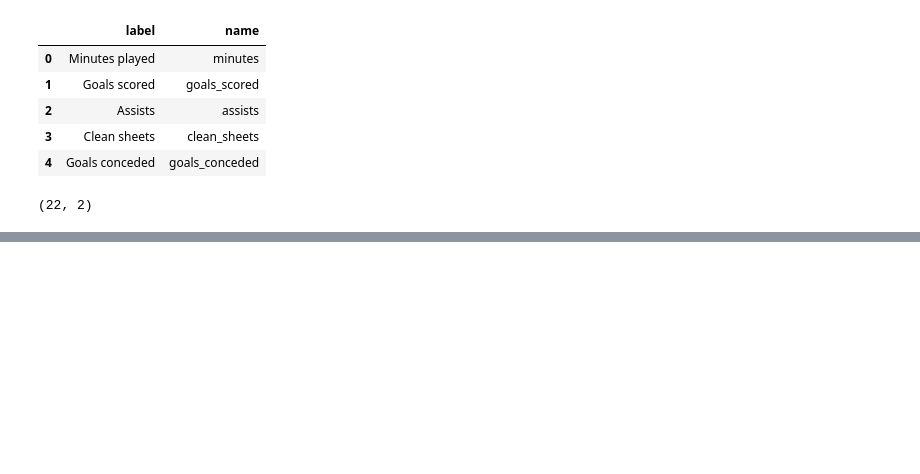
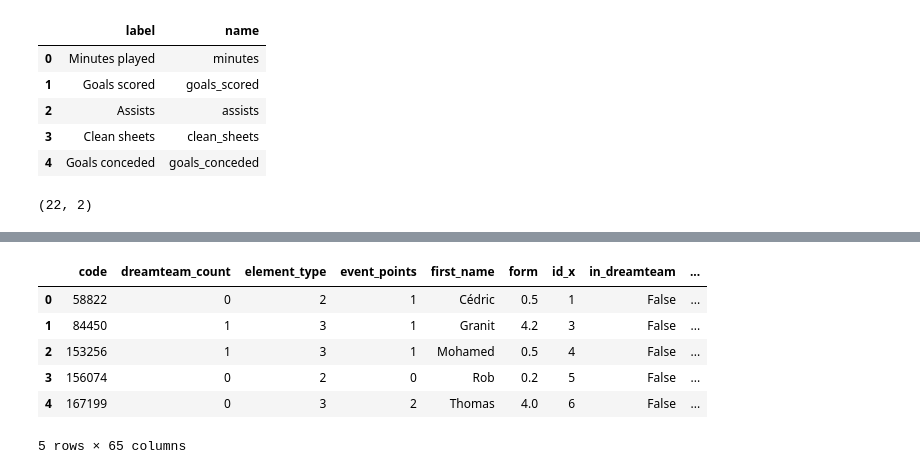
Before and after one commit to sibanda1989/FantasyPL_Analysis_2122, a Jupyter notebook: HS_FPL_22_23.ipynb, the cells around one changed output, grey strips where cells are left out. Drawn from its saved outputs; the diff is of its cells as text; code cells hidden in the pictures; blank space fills up the shorter version.

```diff
--- a/HS_FPL_22_23.ipynb
+++ b/HS_FPL_22_23.ipynb
@@ -171,0 +229,10 @@ element_stats_df.shape
+# %%
+elements_df.head()
+# %% [output]
+|  | code | dreamteam_count | element_type | event_points | first_name | form | id_x | in_dreamteam | ... |
+| 0 | 58822 | 0 | 2 | 1 | Cédric | 0.5 | 1 | False | ... |
+| 1 | 84450 | 1 | 3 | 1 | Granit | 4.2 | 3 | False | ... |
+| 2 | 153256 | 1 | 3 | 1 | Mohamed | 0.5 | 4 | False | ... |
+| 3 | 156074 | 0 | 2 | 0 | Rob | 0.2 | 5 | False | ... |
+| 4 | 167199 | 0 | 3 | 2 | Thomas | 4.0 | 6 | False | ... |
+5 rows × 65 columns
```
Also changed, not shown: parts of 8 cells of this notebook.
